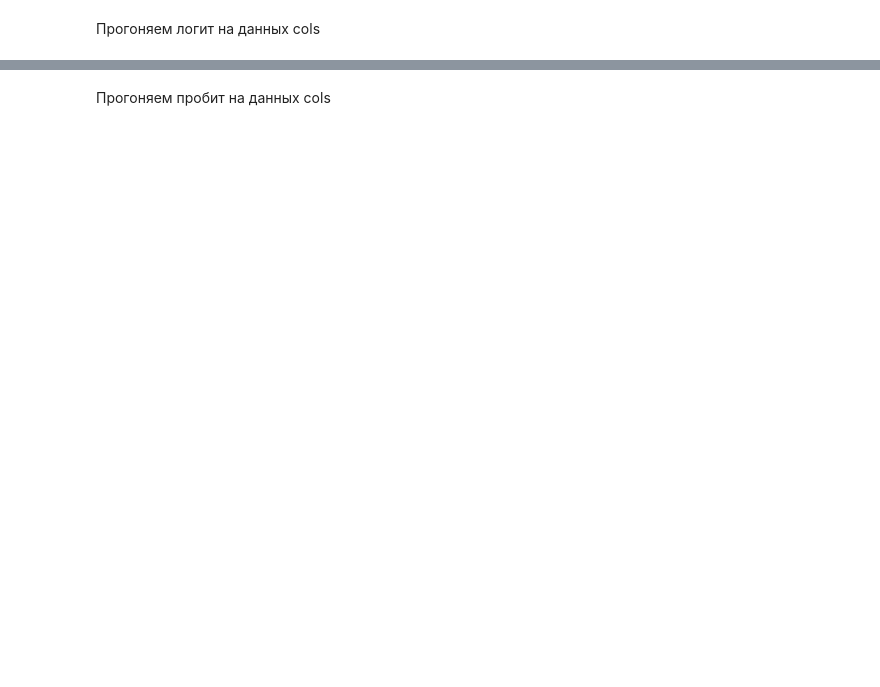
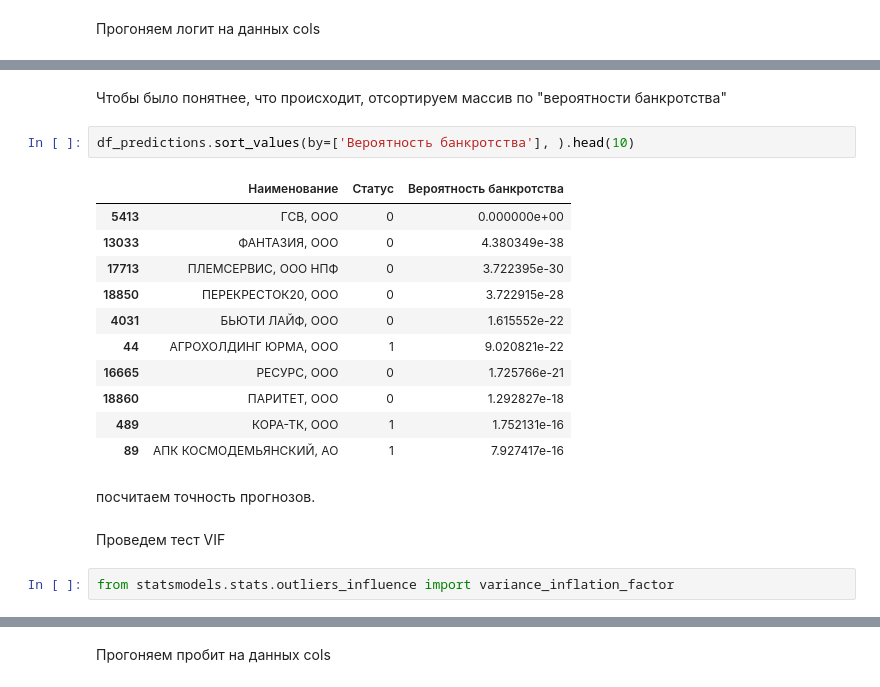
Before and after one commit to dariagerasimenko/Econ_projects, a Jupyter notebook: Econometrics 2021/Project_Models.ipynb, the cells around one changed output, grey strips where cells are left out. Cells and saved outputs as stored; diff of their text form; blank space fills up the shorter version.

```diff
--- a/Econometrics 2021/Project_Models.ipynb
+++ b/Econometrics 2021/Project_Models.ipynb
@@ -164,0 +250,22 @@ Converged:                      1.0000                     Scale:
+# %% [markdown]
+Чтобы было понятнее, что происходит, отсортируем массив по "вероятности банкротства"
+# %%
+df_predictions.sort_values(by=['Вероятность банкротства'], ).head(10)
+# %% [output]
+|  | Наименование | Статус | Вероятность банкротства |
+| 5413 | ГСВ, ООО | 0 | 0.000000e+00 |
+| 13033 | ФАНТАЗИЯ, ООО | 0 | 4.380349e-38 |
+| 17713 | ПЛЕМСЕРВИС, ООО НПФ | 0 | 3.722395e-30 |
+| 18850 | ПЕРЕКРЕСТОК20, ООО | 0 | 3.722915e-28 |
+| 4031 | БЬЮТИ ЛАЙФ, ООО | 0 | 1.615552e-22 |
+| 44 | АГРОХОЛДИНГ ЮРМА, ООО | 1 | 9.020821e-22 |
+| 16665 | РЕСУРС, ООО | 0 | 1.725766e-21 |
+| 18860 | ПАРИТЕТ, ООО | 0 | 1.292827e-18 |
+| 489 | КОРА-ТК, ООО | 1 | 1.752131e-16 |
+| 89 | АПК КОСМОДЕМЬЯНСКИЙ, АО | 1 | 7.927417e-16 |
+# %% [markdown]
+посчитаем точность прогнозов.
+# %% [markdown]
+Проведем тест VIF
+# %%
+from statsmodels.stats.outliers_influence import variance_inflation_factor
```
Also changed, not shown: parts of 29 cells of this notebook, 1 other file.
